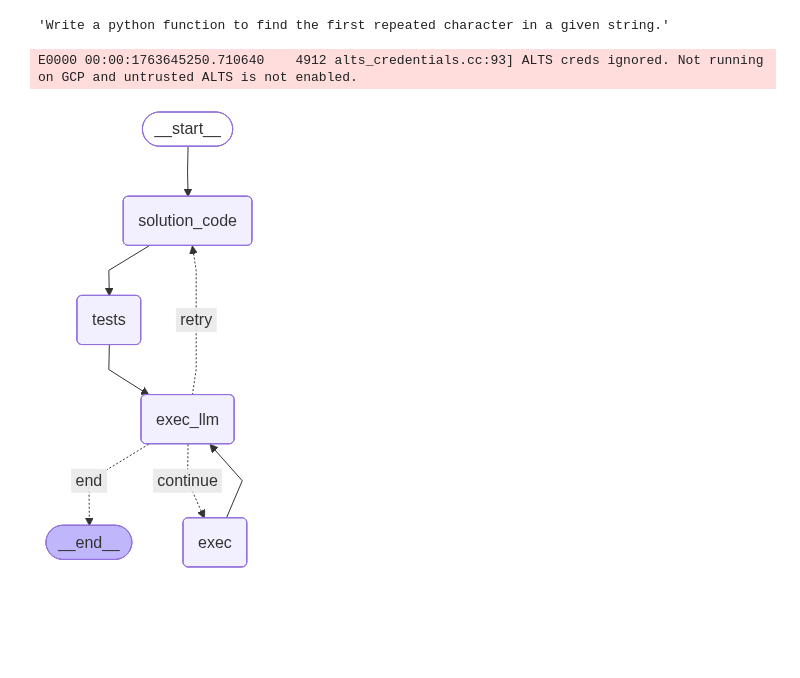
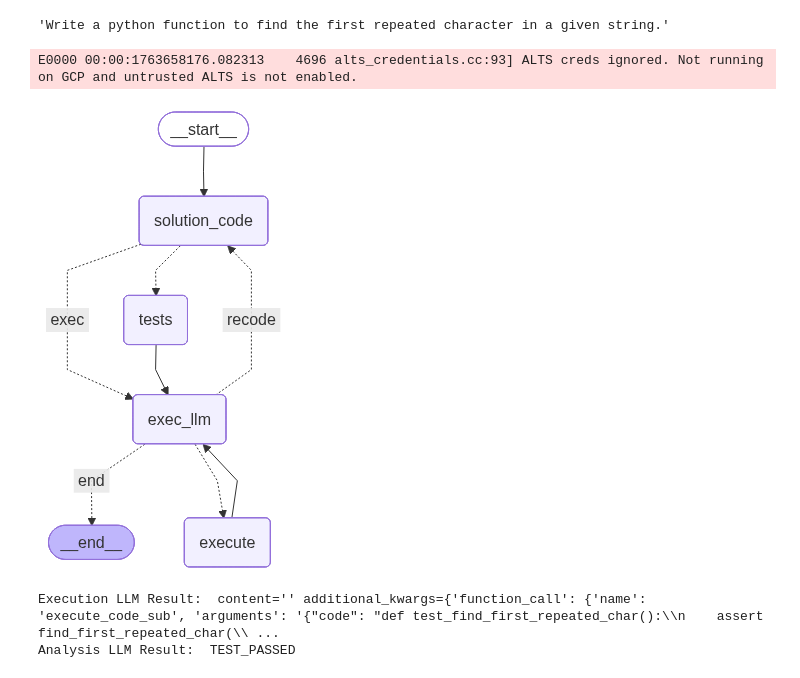
Before and after one commit to AdrianDonohoe/agentic-labs, a Jupyter notebook: CA2.ipynb, the cells around one changed output. Drawn from its saved outputs; the diff is of its cells as text; code cells hidden in the pictures; blank space fills up the shorter version.

Commit message:
CA2 working test exec

```diff
--- a/CA2.ipynb
+++ b/CA2.ipynb
@@ -96,7 +96,8 @@ test_code_model = llm.with_structured_output(TestCode)
 class ExecutionState(BaseModel):
     tests_generated: bool = Field(default=False, description="Flag indicating if tests have been generated.")
     test_code: TestCode = None
-    test_status: str = Field(default="", description="Status of the test execution.")
+    test_run: bool = Field(default=False, description="Flag indicating if tests have been run.")
+    test_passed: bool = Field(default=False, description="Flag indicating if tests have passed.")
     solution_code: SolutionCode = None
     messages: Annotated[list[AnyMessage], add_messages]
 
@@ -138,7 +139,7 @@ def exec_llm(state: ExecutionState) -> dict:
     # Build messages for the LLM
     system_message = """
     You are an expert Python code tester. Execute the test code and analyze the results.
-    If tests pass, respond with "TESTS_PASSED". If tests fail, respond with "TESTS_FAILED" and the error details.
+    If tests pass, respond with "TEST_PASSED". If tests fail, respond with "TEST_FAILED" and the error details.
     """
 
     # Check if we have tool results to process
@@ -165,6 +166,9 @@ def exec_llm(state: ExecutionState) -> dict:
                 results="\n".join(tool_results)
             ))
         ]
+        result = execution_llm.invoke(messages)
+        print("Analysis LLM Result: ", result.content)  # Debug print
+        return {"messages": [result], "test_run": True, "test_passed": "TEST_PASSED" in result.content}
     else:
         # First call - need to execute the tests
         instruction_message = """
@@ -174,54 +178,52 @@ def exec_llm(state: ExecutionState) -> dict:
             SystemMessage(content=system_message),
             HumanMessage(content=instruction_message.format(test_code=state.test_code.test_code))
         ]
 
-    result = execution_llm.invoke(messages)
-    return {"messages": [result]}
+        result = execution_llm.invoke(messages)
+        print("Execution LLM Result: ", result)  # Debug print
+        return {"messages": [result]}
 
 
-def conditional_edge(state: ExecutionState) -> str:
+def pass_fail(state: ExecutionState) -> str:
     # Look for PASSED/FAILED in recent messages
     recent_messages = state.messages[-5:]  # Check last 5 messages
+    #print(f"TEST Status ---------- {state.test_run}")  # Debug print
+    if state.test_run and state.test_passed:
+        return "end"
+    elif not state.test_run:
+        return "execute"
+    else:
+        return "recode"
 
-    for msg in reversed(recent_messages):
-        if hasattr(msg, 'content') and msg.content:
-            content = msg.content.upper()
-            if 'TEST_PASSED' in content:
-                return "end"
-            elif 'TEST_FAILED' in content or 'ERROR' in content:
-                return "continue"
 
-    # Also check if we have tool calls that need execution
-    if recent_messages and hasattr(recent_messages[-1], 'tool_calls') and recent_messages[-1].tool_calls:
-        return "continue"
-
-    return "continue"
+def skip_if_tests_generated(state: ExecutionState) -> str:
+    return "tests" if not state.tests_generated else "exec"
 
 
 # GRAPH
 
 graph = StateGraph(ExecutionState)
 graph.add_node("solution_code", generate_solution_code)
 graph.add_node("tests", generate_code_tests)
 graph.add_node("exec_llm", exec_llm)
-graph.add_node("exec", ToolNode(tools=[execute_code_sub]))
+graph.add_node("execute", ToolNode(tools=[execute_code_sub]))
 
 graph.add_edge(START, "solution_code")
-graph.add_edge("solution_code", "tests")
 graph.add_edge("tests", "exec_llm")
-graph.add_edge("exec", "exec_llm")
+graph.add_edge("execute", "exec_llm")
 
 # Modified conditional edges to properly handle the flow
-graph.add_conditional_edges("exec_llm", conditional_edge, path_map={ "end": END, "retry": "solution_code", "continue": "exec" })
+graph.add_conditional_edges("exec_llm", pass_fail, path_map={ "end": END, "recode": "solution_code", "execute": "execute" })
+graph.add_conditional_edges("solution_code", skip_if_tests_generated, path_map={ "tests": "tests", "exec": "exec_llm" })
 
 
 
 mbpp_graph = graph.compile()
 
 mbpp_graph
 # %% [output]
-E0000 00:00:1763645250.710640    4912 alts_credentials.cc:93] ALTS creds ignored. Not running on GCP and untrusted ALTS is not enabled.
+E0000 00:00:1763658176.082313    4696 alts_credentials.cc:93] ALTS creds ignored. Not running on GCP and untrusted ALTS is not enabled.
-[figure, old version]
+[figure, new version]
 # %%
 # INSTRUCTIONS
 system_message = """
@@ -234,9 +236,12 @@ Write a solution for the following python task : {task}
 
 ## EXECUTION
 messages = [    SystemMessage(content=system_message),
-                HumanMessage(content=instruction_message.format(task=df['prompt'][1])) ]
+                HumanMessage(content=instruction_message.format(task=df['prompt'][0])) ]
 
 result = mbpp_graph.invoke({"messages": messages},{"recursion_limit": 15})
+# %% [output]
+Execution LLM Result:  content='' additional_kwargs={'function_call': {'name': 'execute_code_sub', 'arguments': '{"code": "def test_find_first_repeated_char():\\n    assert find_first_repeated_char(\\ ...
+Analysis LLM Result:  TEST_PASSED
 # %%
 result
 # %% [output]
```
Also changed, not shown: parts of 3 cells of this notebook.
